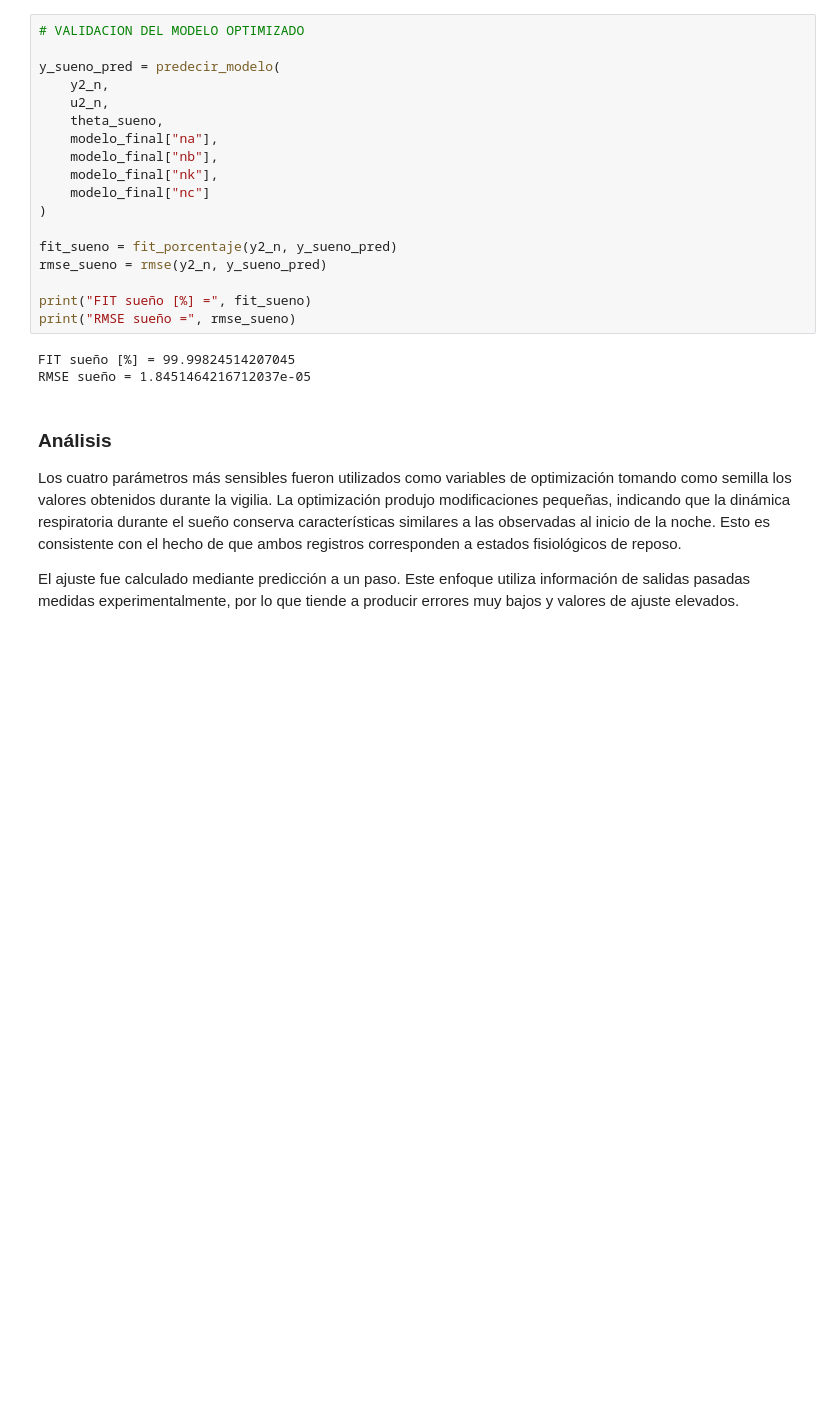
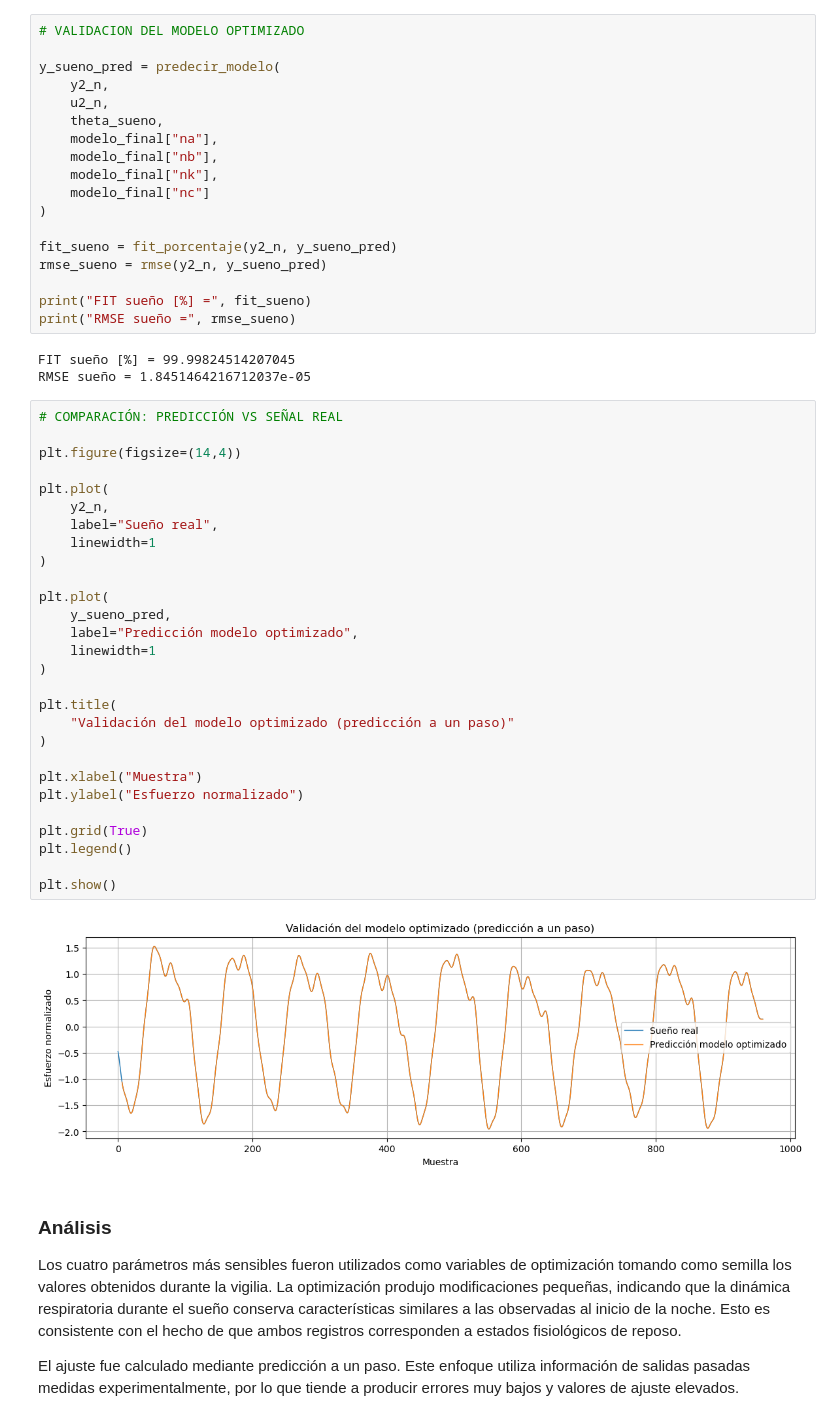
Before and after one commit to loaiza10/Proyecto_Modelos, a Jupyter notebook: Codigo.ipynb, the cells around one changed output. Saved outputs shown, nothing was run; the diff lists cells and outputs as text; blank space fills up the shorter version.

```diff
--- a/Codigo.ipynb
+++ b/Codigo.ipynb
@@ -798,6 +784,36 @@ print("RMSE sueño =", rmse_sueno)
 # %% [output]
 FIT sueño [%] = 99.99824514207045
 RMSE sueño = 1.8451464216712037e-05
+# %%
+# COMPARACIÓN: PREDICCIÓN VS SEÑAL REAL
+
+plt.figure(figsize=(14,4))
+
+plt.plot(
+    y2_n,
+    label="Sueño real",
+    linewidth=1
+)
+
+plt.plot(
+    y_sueno_pred,
+    label="Predicción modelo optimizado",
+    linewidth=1
+)
+
+plt.title(
+    "Validación del modelo optimizado (predicción a un paso)"
+)
+
+plt.xlabel("Muestra")
+plt.ylabel("Esfuerzo normalizado")
+
+plt.grid(True)
+plt.legend()
+
+plt.show()
+# %% [output]
+[figure, added]
 # %% [markdown]
 ### **Análisis**
 
```
Also changed, not shown: parts of 24 cells of this notebook.
